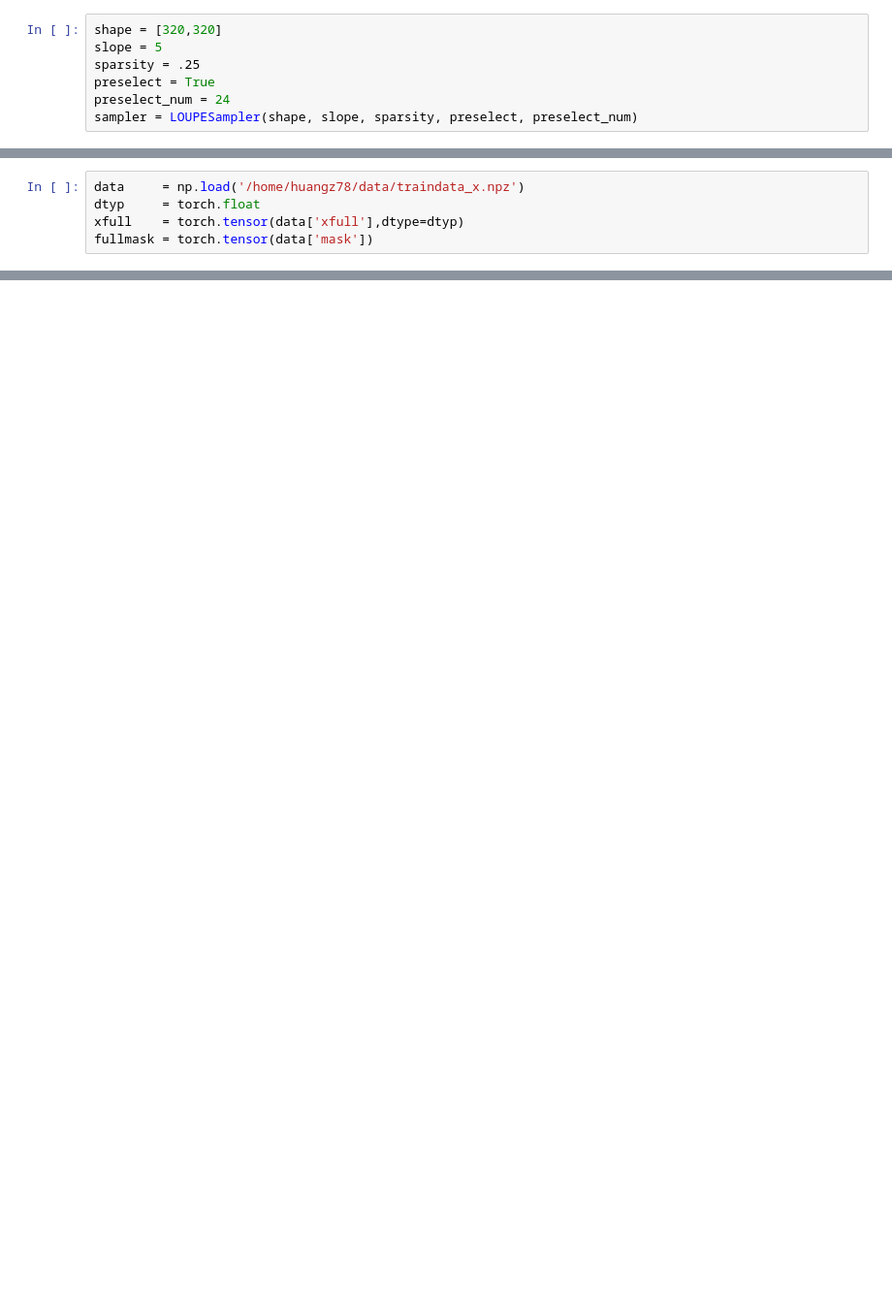
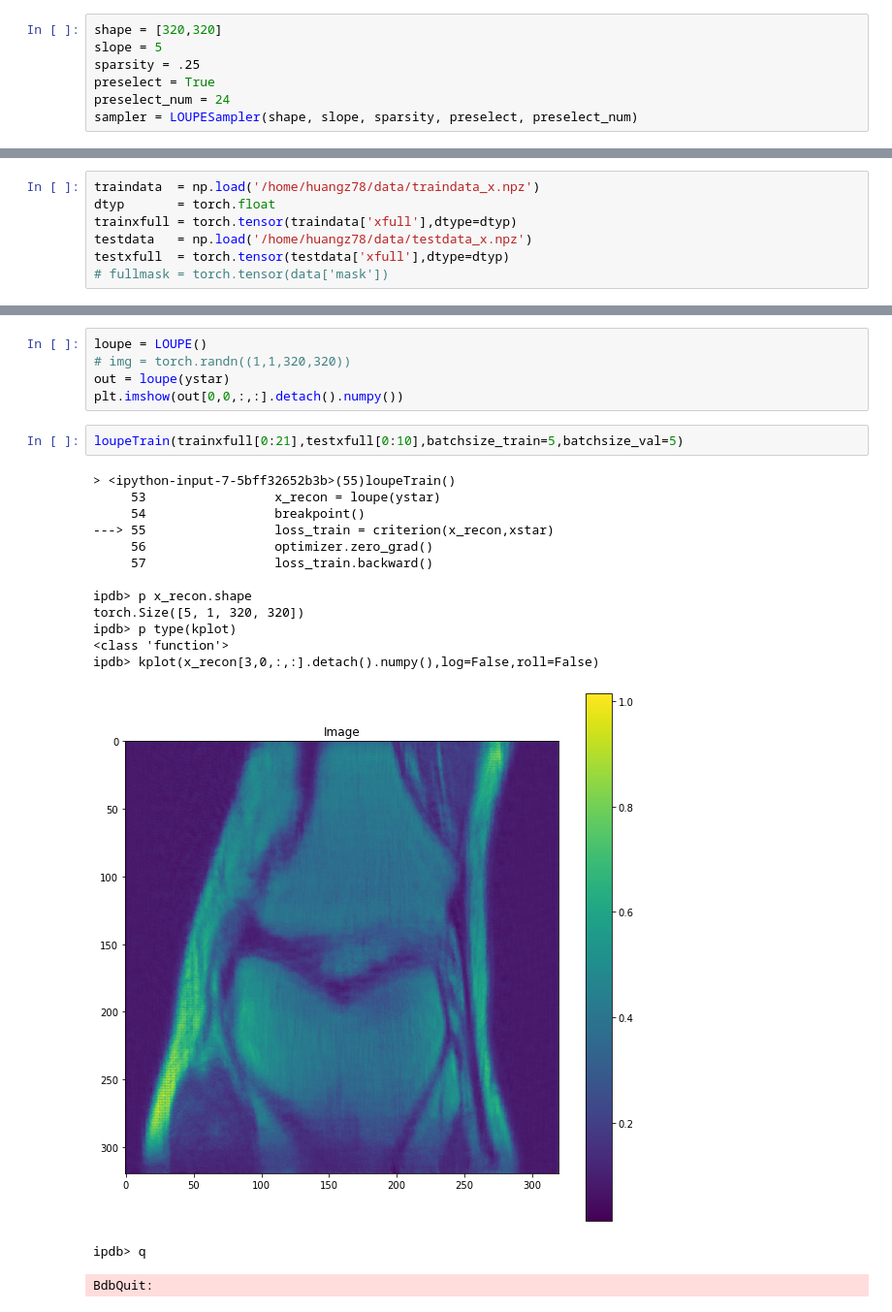
Before and after one commit to zhishenhuang/mri, a Jupyter notebook: loupe_sampler.ipynb, the cells around one changed output, grey strips where cells are left out. Shown: that part at 97% size. Saved outputs shown, nothing was run; the diff lists cells and outputs as text; blank space fills up the shorter version.

```diff
--- a/loupe_sampler.ipynb
+++ b/loupe_sampler.ipynb
@@ -24,5 +35,7 @@ a = list(sampler.parameters())
 # %%
-data     = np.load('/home/huangz78/data/traindata_x.npz')
-dtyp     = torch.float
-xfull    = torch.tensor(data['xfull'],dtype=dtyp)
-fullmask = torch.tensor(data['mask'])
+traindata  = np.load('/home/huangz78/data/traindata_x.npz')
+dtyp       = torch.float
+trainxfull = torch.tensor(traindata['xfull'],dtype=dtyp)
+testdata   = np.load('/home/huangz78/data/testdata_x.npz')
+testxfull  = torch.tensor(testdata['xfull'],dtype=dtyp)
+# fullmask = torch.tensor(data['mask'])
@@ -61,0 +81,23 @@ a = torch.randn(5,4)
+# %%
+loupe = LOUPE()
+# img = torch.randn((1,1,320,320))
+out = loupe(ystar)
+plt.imshow(out[0,0,:,:].detach().numpy())
+# %%
+loupeTrain(trainxfull[0:21],testxfull[0:10],batchsize_train=5,batchsize_val=5)
+# %% [output]
+> <ipython-input-7-5bff32652b3b>(55)loupeTrain()
+     53                 x_recon = loupe(ystar)
+     54                 breakpoint()
+---> 55                 loss_train = criterion(x_recon,xstar)
+     56                 optimizer.zero_grad()
+     57                 loss_train.backward()
+
+ipdb> p x_recon.shape
+torch.Size([5, 1, 320, 320])
+ipdb> p type(kplot)
+<class 'function'>
+ipdb> kplot(x_recon[3,0,:,:].detach().numpy(),log=False,roll=False)
+[figure, added]
+ipdb> q
+BdbQuit:
```
Also changed, not shown: parts of 15 cells of this notebook, 5 other files.
